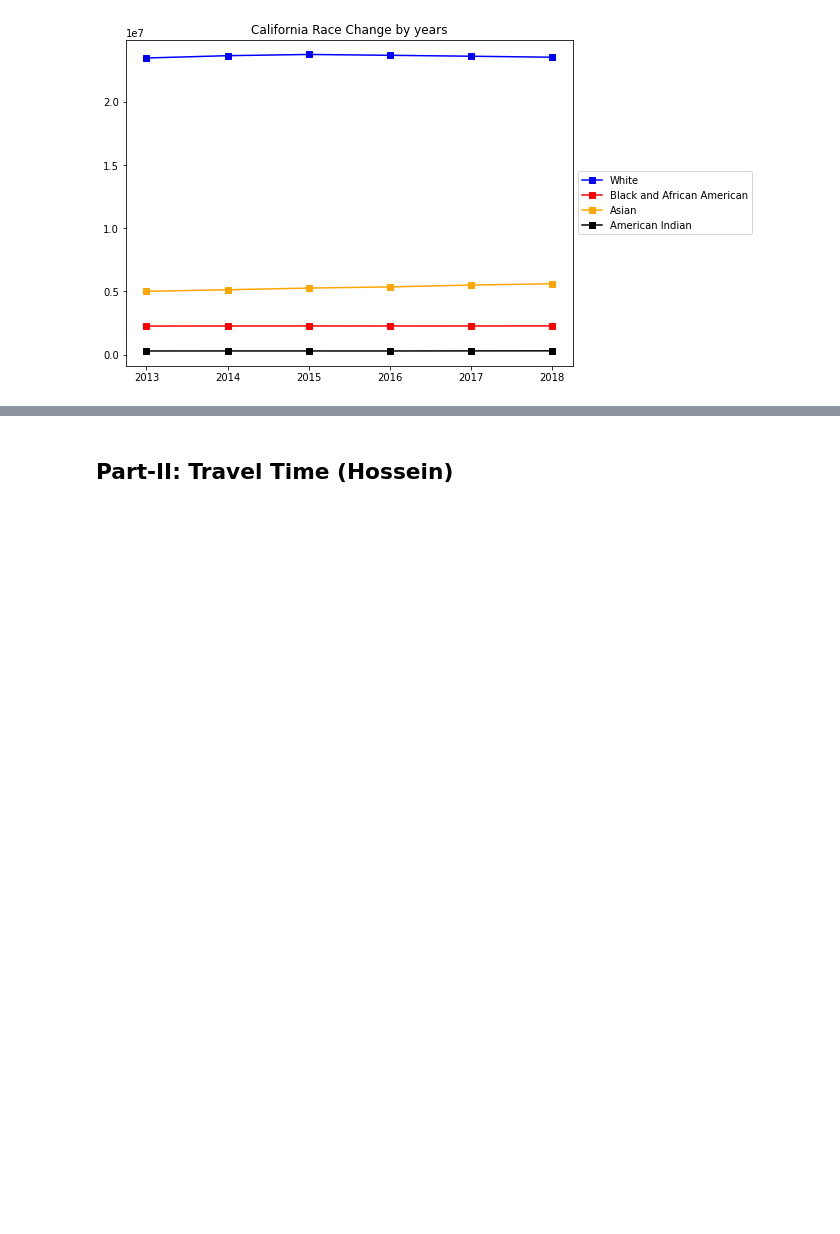
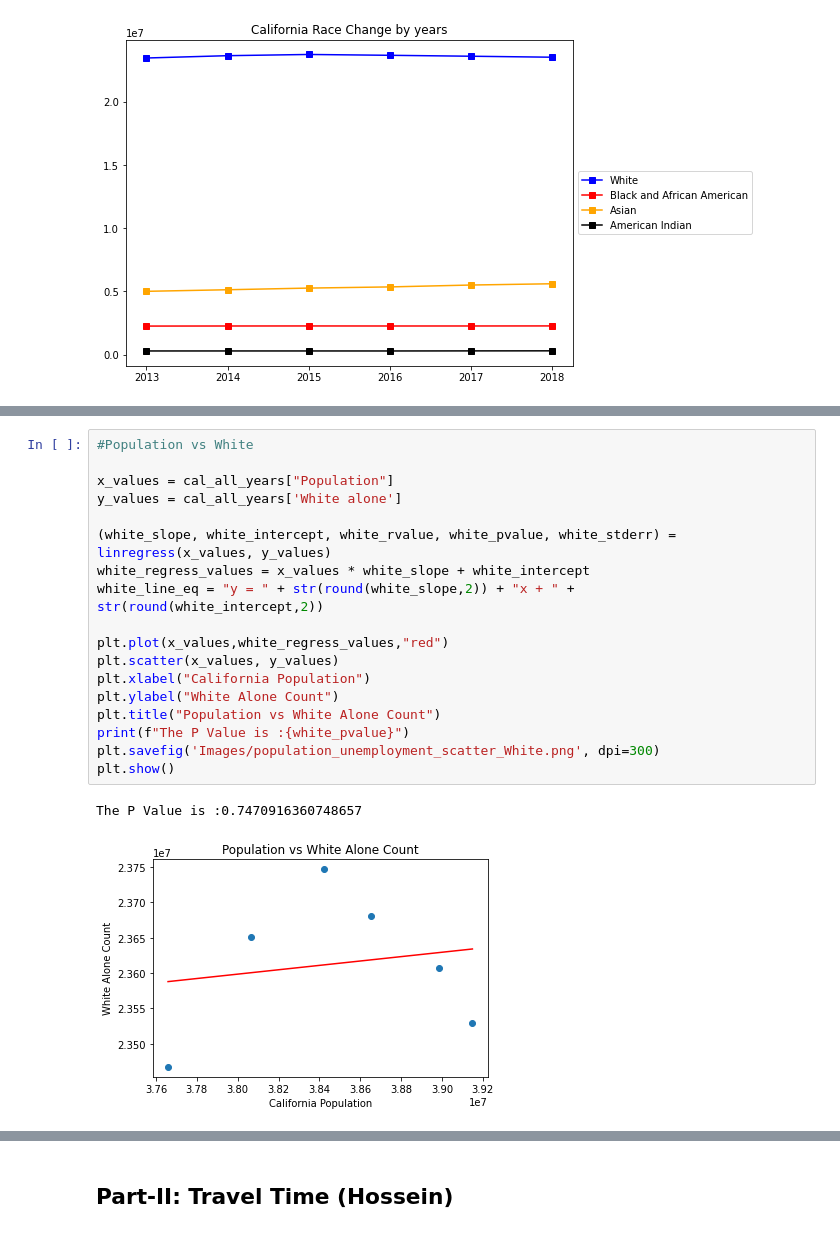
Before and after one commit to J3N1/UCI-Project-1-Team7, a Jupyter notebook: final_script.ipynb, the cells around one changed output, grey strips where cells are left out. Saved outputs shown, nothing was run; the diff lists cells and outputs as text; blank space fills up the shorter version.

```diff
--- a/final_script.ipynb
+++ b/final_script.ipynb
@@ -278,0 +282,21 @@ asian_line_eq = "y = " + str(round(asian_slope,2)) + "x + " + str(round(asian_in
+# %%
+#Population vs White
+
+x_values = cal_all_years["Population"]
+y_values = cal_all_years['White alone']
+
+(white_slope, white_intercept, white_rvalue, white_pvalue, white_stderr) = linregress(x_values, y_values)
+white_regress_values = x_values * white_slope + white_intercept
+white_line_eq = "y = " + str(round(white_slope,2)) + "x + " + str(round(white_intercept,2))
+
+plt.plot(x_values,white_regress_values,"red")
+plt.scatter(x_values, y_values)
+plt.xlabel("California Population")
+plt.ylabel("White Alone Count")
+plt.title("Population vs White Alone Count")
+print(f"The P Value is :{white_pvalue}")
+plt.savefig('Images/population_unemployment_scatter_White.png', dpi=300)
+plt.show()
+# %% [output]
+The P Value is :0.7470916360748657
+[figure, added]
```
Also changed, not shown: parts of 5 cells of this notebook, 7 other files.
